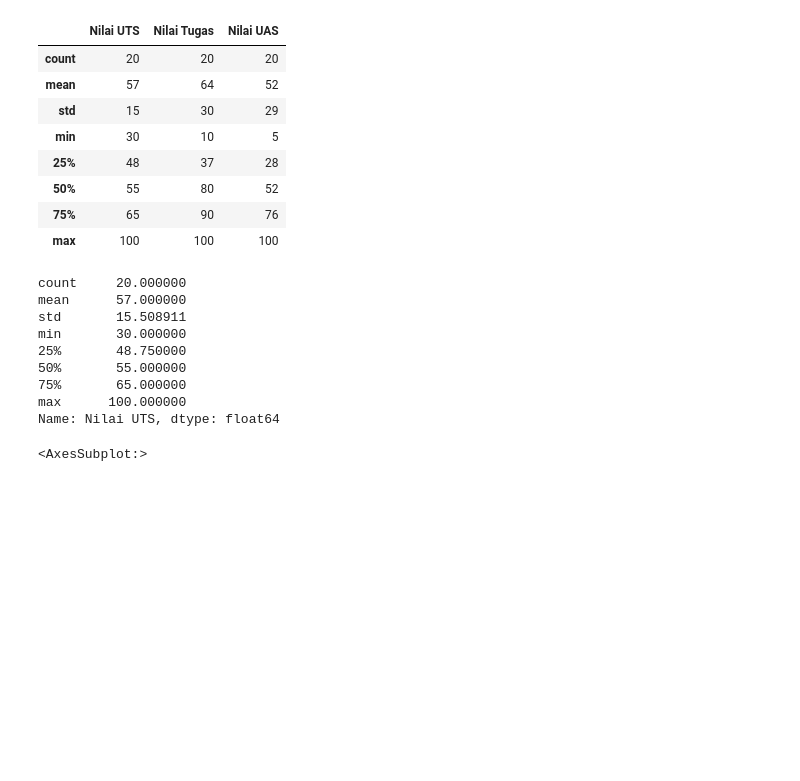
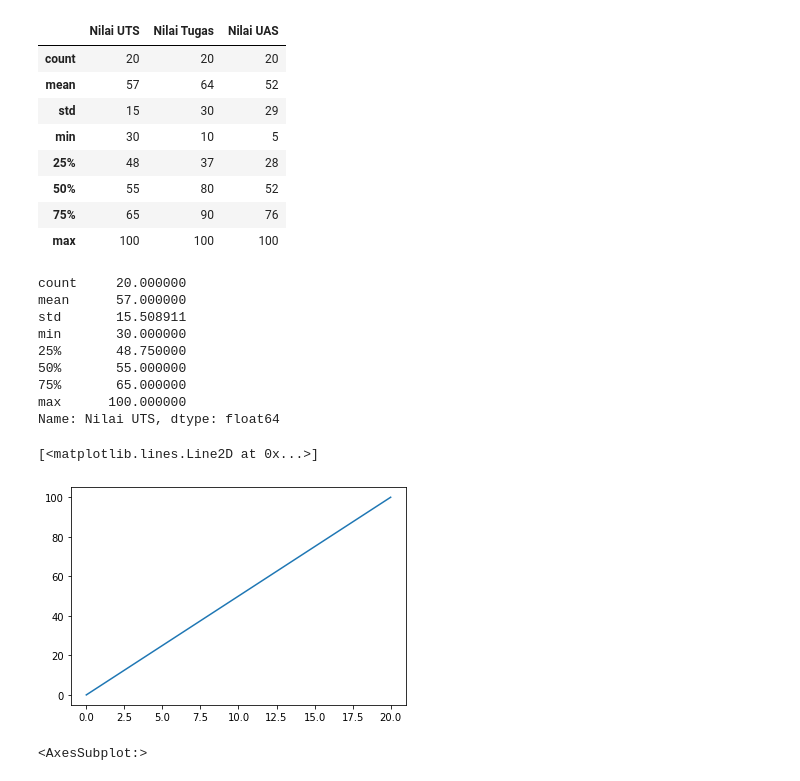
Before and after one commit to rysamuel9/Tugas-Data-Mining, a Jupyter notebook: Sesi 2 - Tugas Grafik Satistik/grafik_statistik_nilaimhs.ipynb, the cells around one changed output. Cells and saved outputs as stored; diff of their text form; code cells hidden in the pictures; blank space fills up the shorter version.

```diff
--- a/Sesi 2 - Tugas Grafik Satistik/grafik_statistik_nilaimhs.ipynb
+++ b/Sesi 2 - Tugas Grafik Satistik/grafik_statistik_nilaimhs.ipynb
@@ -47,11 +46,13 @@ min       30.000000
 max      100.000000
 Name: Nilai UTS, dtype: float64
 # %%
-# xpoints = np.array([0, 20])
-# ypoints = np.array([0, 100])
+xpoints = np.array([0, 20])
+ypoints = np.array([0, 100])
 
-# plt.plot(xpoints, ypoints)
-# plt.show(dataset(['Nilai UTS']))
+plt.plot(xpoints, ypoints)
+# %% [output]
+[<matplotlib.lines.Line2D at 0x...>]
+[figure, added]
 # %%
 dataset['Nilai UTS'].plot()
 # %% [output]
```
Also changed, not shown: parts of 5 cells of this notebook.
